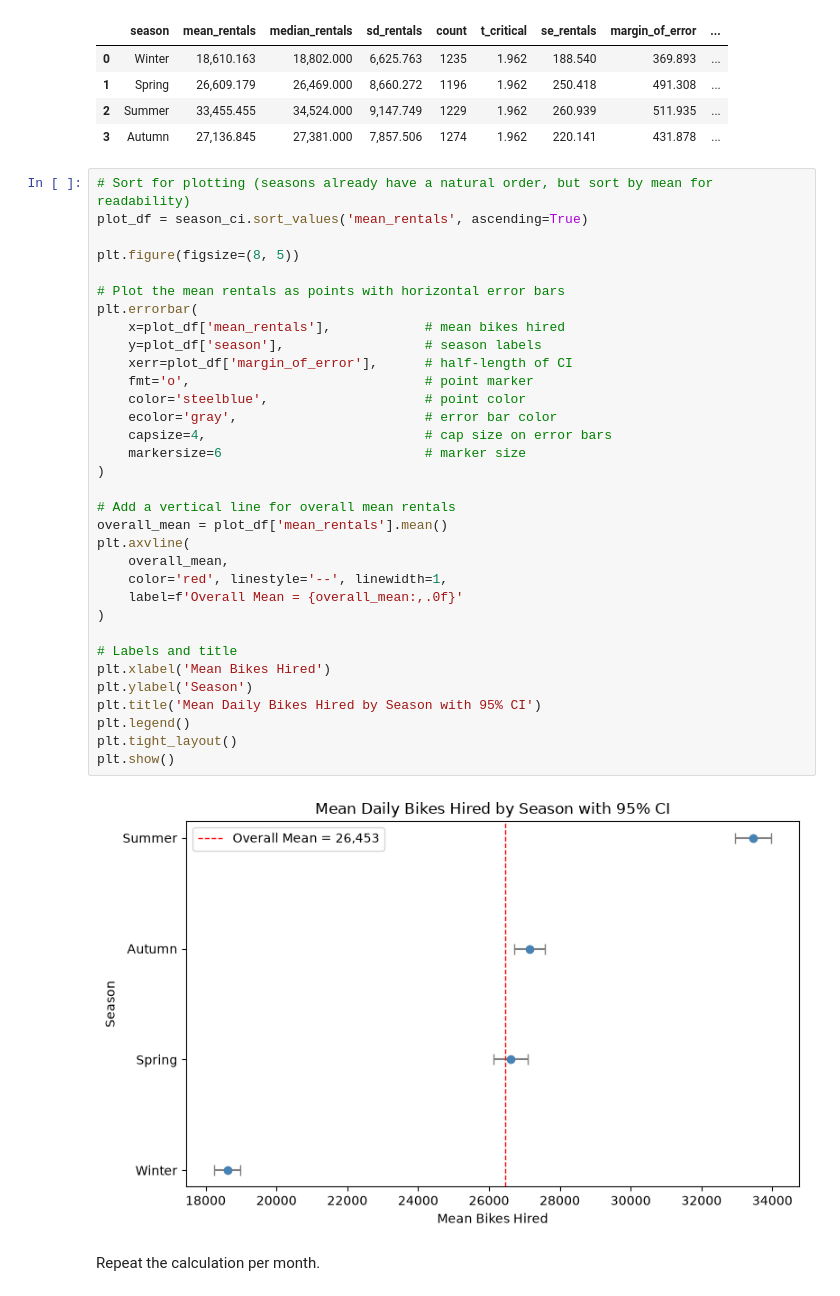
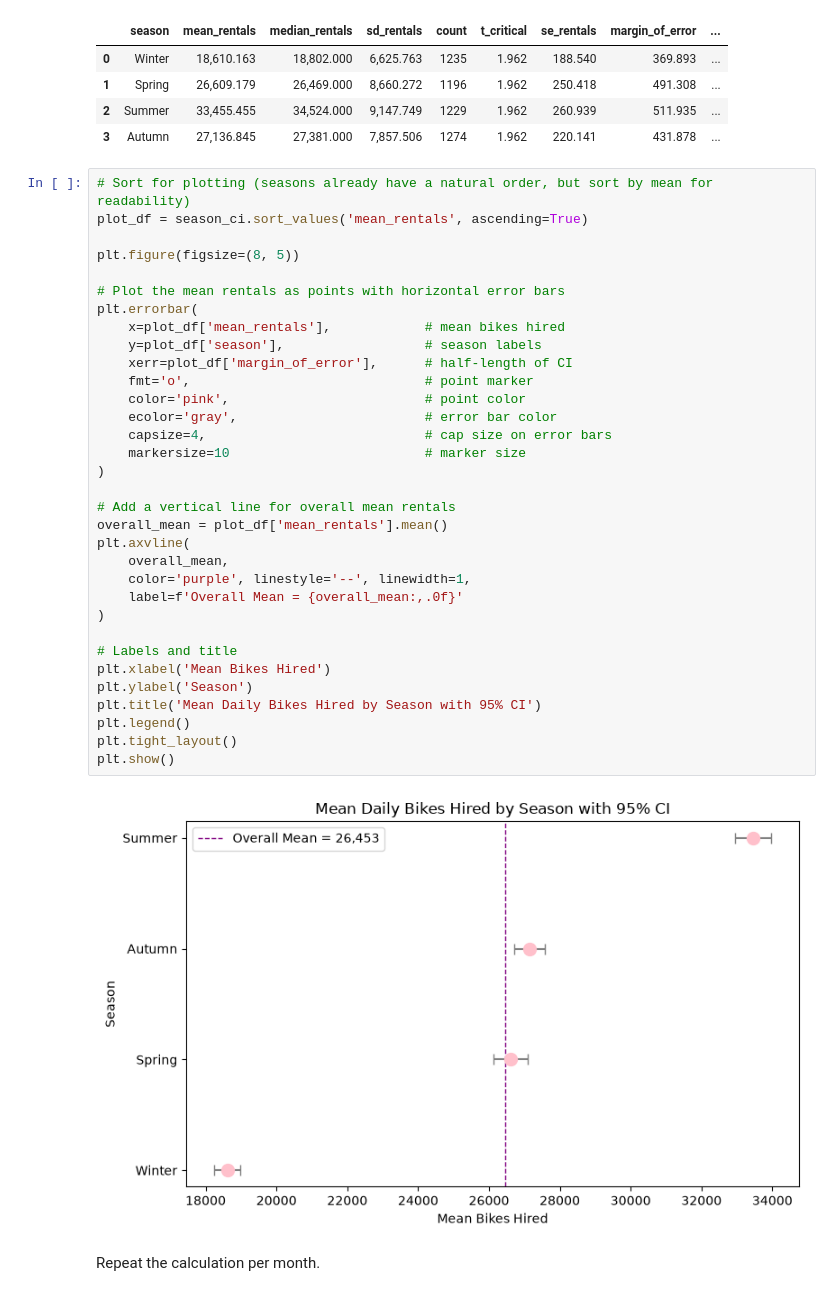
Before and after one commit to Brennan-Chan/Analytics-Through-Coding-AUT_26, a Jupyter notebook: Session_3/Group_Project.ipynb, the cells around one changed output. Cells and saved outputs as stored; diff of their text form.

```diff
--- a/Session_3/Group_Project.ipynb
+++ b/Session_3/Group_Project.ipynb
@@ -347,37 +361,37 @@ season_ci
 # Sort for plotting (seasons already have a natural order, but sort by mean for readability)
 plot_df = season_ci.sort_values('mean_rentals', ascending=True)
 
 plt.figure(figsize=(8, 5))
 
 # Plot the mean rentals as points with horizontal error bars
 plt.errorbar(
     x=plot_df['mean_rentals'],            # mean bikes hired
     y=plot_df['season'],                  # season labels
     xerr=plot_df['margin_of_error'],      # half-length of CI
     fmt='o',                              # point marker
-    color='steelblue',                    # point color
+    color='pink',                         # point color
     ecolor='gray',                        # error bar color
     capsize=4,                            # cap size on error bars
-    markersize=6                          # marker size
+    markersize=10                         # marker size
 )
 
 # Add a vertical line for overall mean rentals
 overall_mean = plot_df['mean_rentals'].mean()
 plt.axvline(
     overall_mean,
-    color='red', linestyle='--', linewidth=1,
+    color='purple', linestyle='--', linewidth=1,
     label=f'Overall Mean = {overall_mean:,.0f}'
 )
 
 # Labels and title
 plt.xlabel('Mean Bikes Hired')
 plt.ylabel('Season')
 plt.title('Mean Daily Bikes Hired by Season with 95% CI')
 plt.legend()
 plt.tight_layout()
 plt.show()
 # %% [output]
-[figure, old version]
+[figure, new version]
 # %% [markdown]
 Repeat the calculation per month.
 # %%
```
Also changed, not shown: parts of 11 cells of this notebook.
